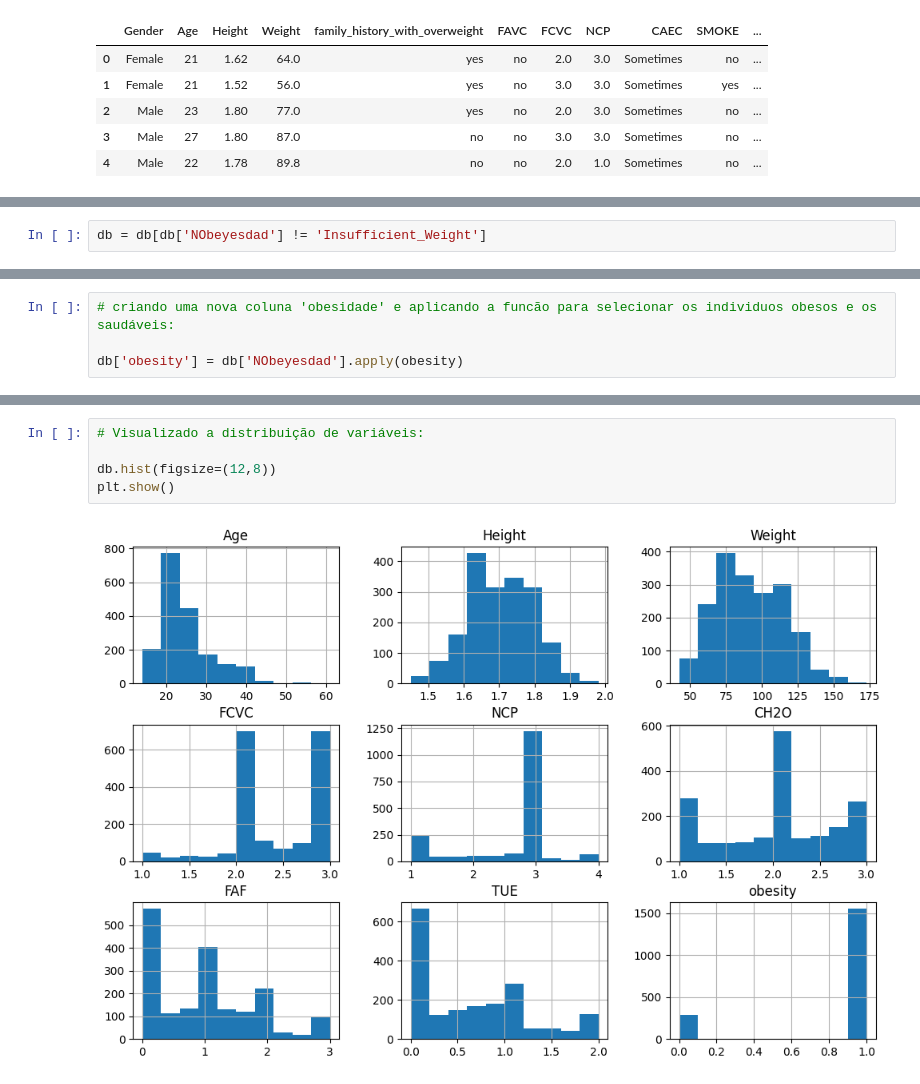
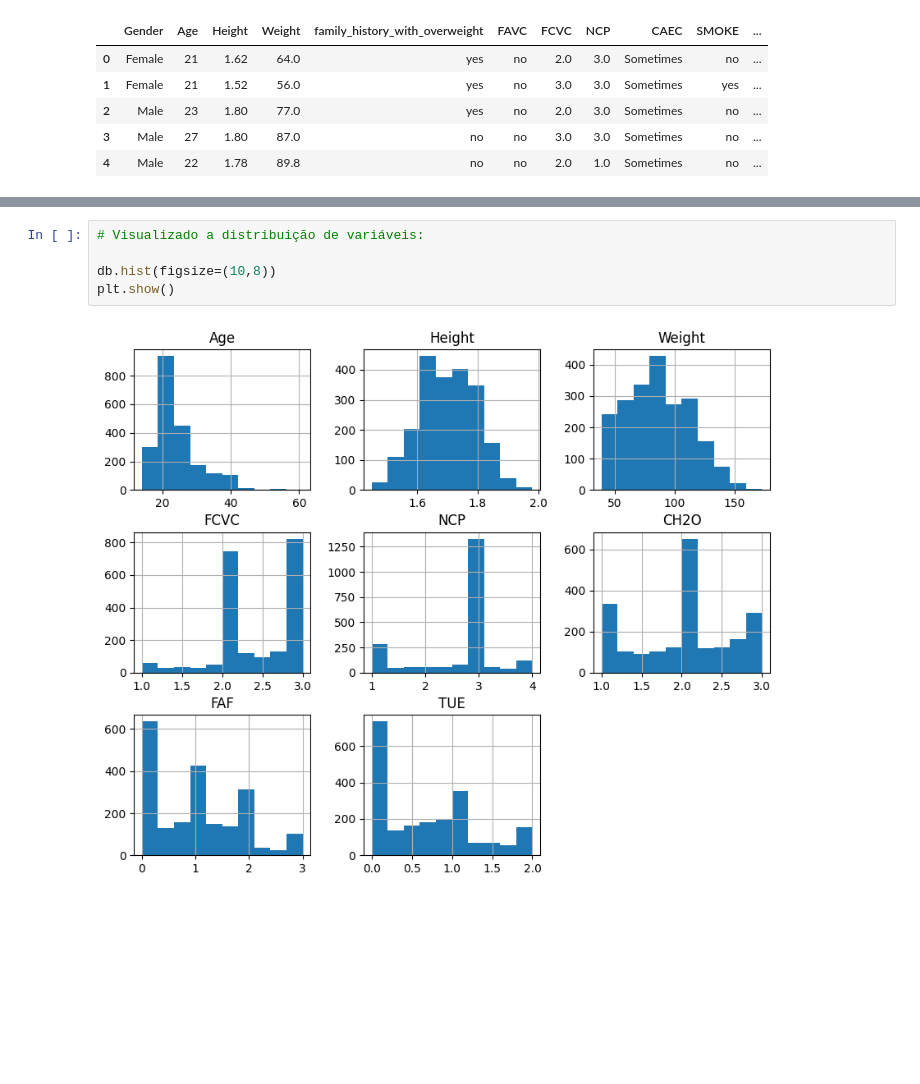
Before and after one commit to raphaelp-silva/GNN_Pytorch_geometric, a Jupyter notebook: GNN_obesity.ipynb, the cells around one changed output, grey strips where cells are left out. Drawn from its saved outputs; the diff is of its cells as text; blank space fills up the shorter version.

```diff
--- a/GNN_obesity.ipynb
+++ b/GNN_obesity.ipynb
@@ -97,2 +121,0 @@ dtype: int64
-# %%
-db = db[db['NObeyesdad'] != 'Insufficient_Weight']
@@ -112,4 +121,0 @@ def obesity(str):
-# %%
-# criando uma nova coluna 'obesidade' e aplicando a funcão para selecionar os individuos obesos e os saudáveis:
-
-db['obesity'] = db['NObeyesdad'].apply(obesity)
@@ -137,10 +139,10 @@ sns.heatmap(db.isnull());
 # %%
 # Visualizado a distribuição de variáveis:
 
-db.hist(figsize=(12,8))
+db.hist(figsize=(10,8))
 plt.show()
 # %% [output]
-[figure, old version]
+[figure, new version]
 # %%
 # Visualizando outliers:
 
```
Also changed, not shown: parts of 69 cells of this notebook.
